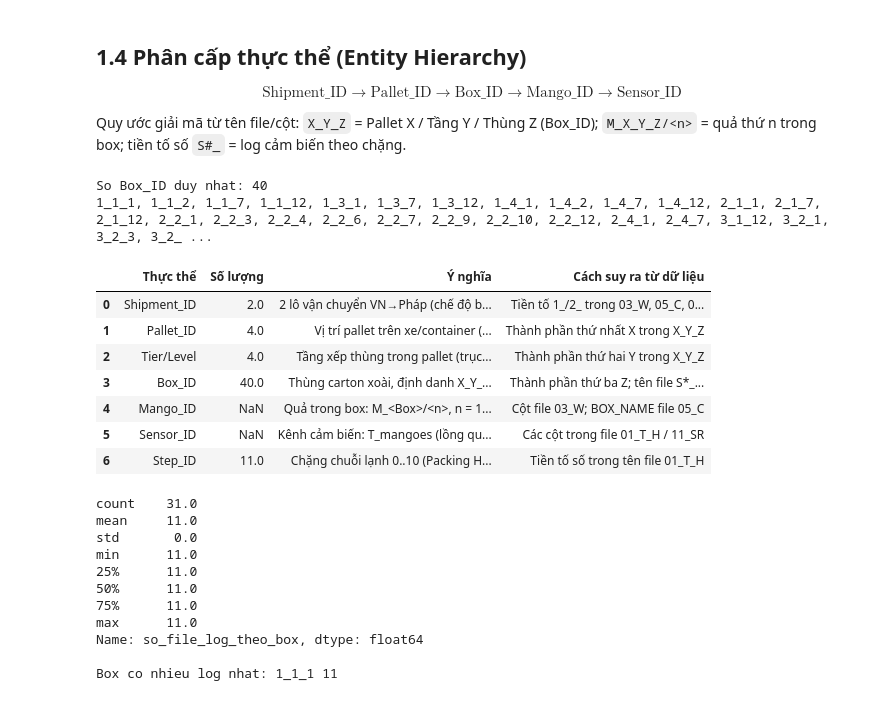
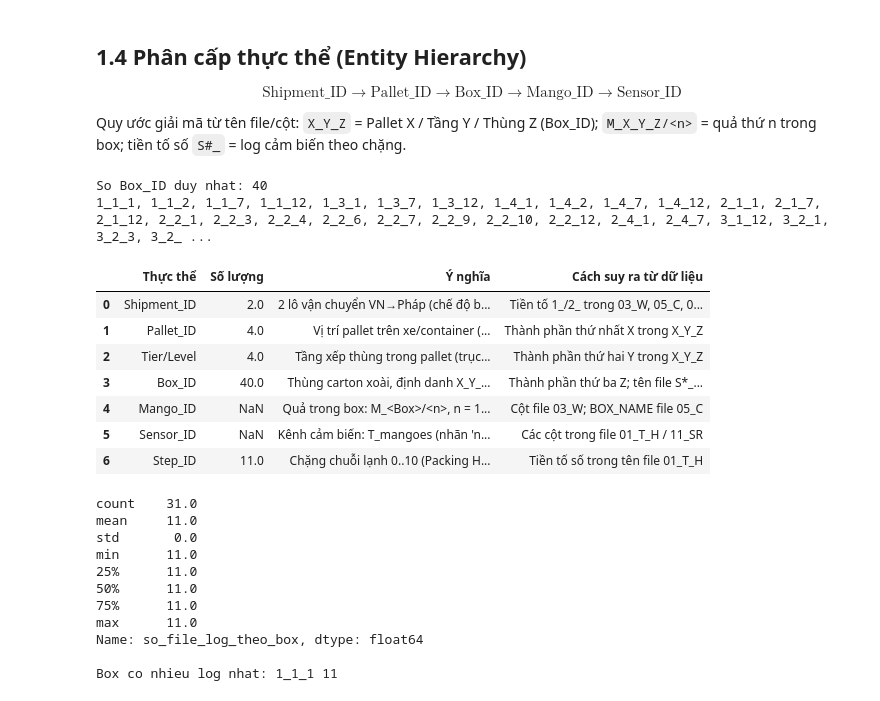
Before and after one commit to mhan0505/nckh_qaaa, a Jupyter notebook: stage1_stage2_inventory.ipynb, the cells around one changed output. Cells and saved outputs as stored; diff of their text form; code cells hidden in the pictures.

```diff
--- a/stage1_stage2_inventory.ipynb
+++ b/stage1_stage2_inventory.ipynb
@@ -580,35 +596,35 @@ for f in groups["A_Sensor_raw_logs"]:
     m = re.search(r"_(\d+_\d+_\d+)_(?:Temp|All_Recording)", f.name)
     if m: box_ids.add(m.group(1))
 for f in groups["B_Quality_measurements"]:
     for c in read_header(f):
         m = re.match(r"(?:M_|)(\d+_\d+_\d+)/", c)
         if m: box_ids.add(m.group(1))
 
 boxes = sorted(box_ids, key=lambda b: tuple(map(int, b.split("_"))))
 print(f"So Box_ID duy nhat: {len(boxes)}")
 print(", ".join(boxes))
 
 # ---- Bảng phân cấp thực thể ----
 entities = pd.DataFrame([
     ["Shipment_ID", 2, "2 lô vận chuyển VN→Pháp (chế độ bảo quản 21°C và 16°C/random)", "Tiền tố 1_/2_ trong 03_W, 05_C, 07_PH, 09_TSS; hậu tố _21C/_16C"],
     ["Pallet_ID",   4, "Vị trí pallet trên xe/container (trục 1..4)", "Thành phần thứ nhất X trong X_Y_Z"],
     ["Tier/Level",  4, "Tầng xếp thùng trong pallet (trục 1..4)", "Thành phần thứ hai Y trong X_Y_Z"],
     ["Box_ID", len(boxes), "Thùng carton xoài, định danh X_Y_Z (thứ tự Z: 1,3,6,7,10,12)", "Thành phần thứ ba Z; tên file S*_..._<X_Y_Z>_Temp*.txt"],
     ["Mango_ID", None, "Quả trong box: M_<Box>/<n>, n = 1..14 (14 quả/box theo file W)", "Cột file 03_W; BOX_NAME file 05_C"],
-    ["Sensor_ID", None, "Kênh cảm biến: T_mangoes (lồng quả), T_Air (không khí thùng), RH_Air (ẩm thùng)", "Các cột trong file 01_T_H / 11_SR"],
+    ["Sensor_ID", None, "Kênh cảm biến: T_mangoes (nhãn 'nhiệt độ xoài' — vị trí sensor chưa xác minh), T_Air (không khí thùng), RH_Air (ẩm thùng)", "Các cột trong file 01_T_H / 11_SR"],
     ["Step_ID", 11, "Chặng chuỗi lạnh 0..10 (Packing House → ... → Arrival INRAE)", "Tiền tố số trong tên file 01_T_H"],
 ], columns=["Thực thể", "Số lượng", "Ý nghĩa", "Cách suy ra từ dữ liệu"])
 entities
 # %% [output]
 So Box_ID duy nhat: 40
 1_1_1, 1_1_2, 1_1_7, 1_1_12, 1_3_1, 1_3_7, 1_3_12, 1_4_1, 1_4_2, 1_4_7, 1_4_12, 2_1_1, 2_1_7, 2_1_12, 2_2_1, 2_2_3, 2_2_4, 2_2_6, 2_2_7, 2_2_9, 2_2_10, 2_2_12, 2_4_1, 2_4_7, 3_1_12, 3_2_1, 3_2_3, 3_2_ ...
 |  | Thực thể | Số lượng | Ý nghĩa | Cách suy ra từ dữ liệu |
 | 0 | Shipment_ID | 2.0 | 2 lô vận chuyển VN→Pháp (chế độ b... | Tiền tố 1_/2_ trong 03_W, 05_C, 0... |
 | 1 | Pallet_ID | 4.0 | Vị trí pallet trên xe/container (... | Thành phần thứ nhất X trong X_Y_Z |
 | 2 | Tier/Level | 4.0 | Tầng xếp thùng trong pallet (trục... | Thành phần thứ hai Y trong X_Y_Z |
 | 3 | Box_ID | 40.0 | Thùng carton xoài, định danh X_Y_... | Thành phần thứ ba Z; tên file S*_... |
 | 4 | Mango_ID | NaN | Quả trong box: M_<Box>/<n>, n = 1... | Cột file 03_W; BOX_NAME file 05_C |
-| 5 | Sensor_ID | NaN | Kênh cảm biến: T_mangoes (lồng qu... | Các cột trong file 01_T_H / 11_SR |
+| 5 | Sensor_ID | NaN | Kênh cảm biến: T_mangoes (nhãn 'n... | Các cột trong file 01_T_H / 11_SR |
 | 6 | Step_ID | 11.0 | Chặng chuỗi lạnh 0..10 (Packing H... | Tiền tố số trong tên file 01_T_H |
 # %%
 # ---- Kiểm tra tính nhất quán: cùng một Box_ID có bao nhiêu sensor-log file? ----
```
Also changed, not shown: parts of 10 cells of this notebook, 1 other file.
